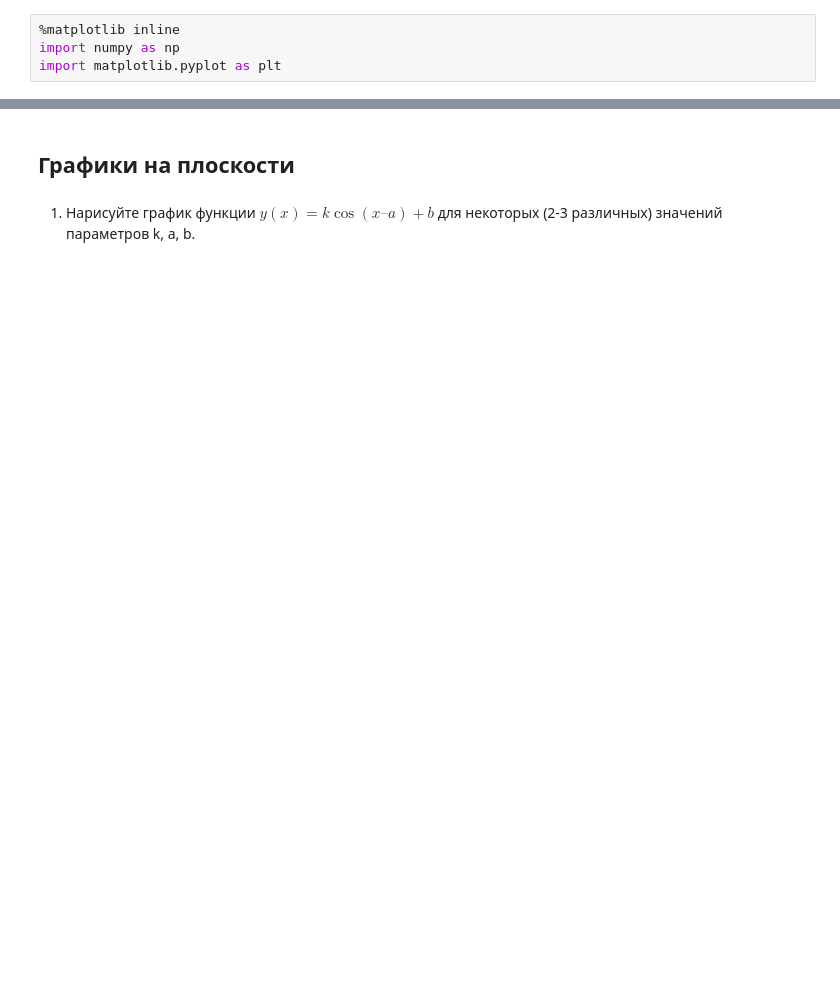
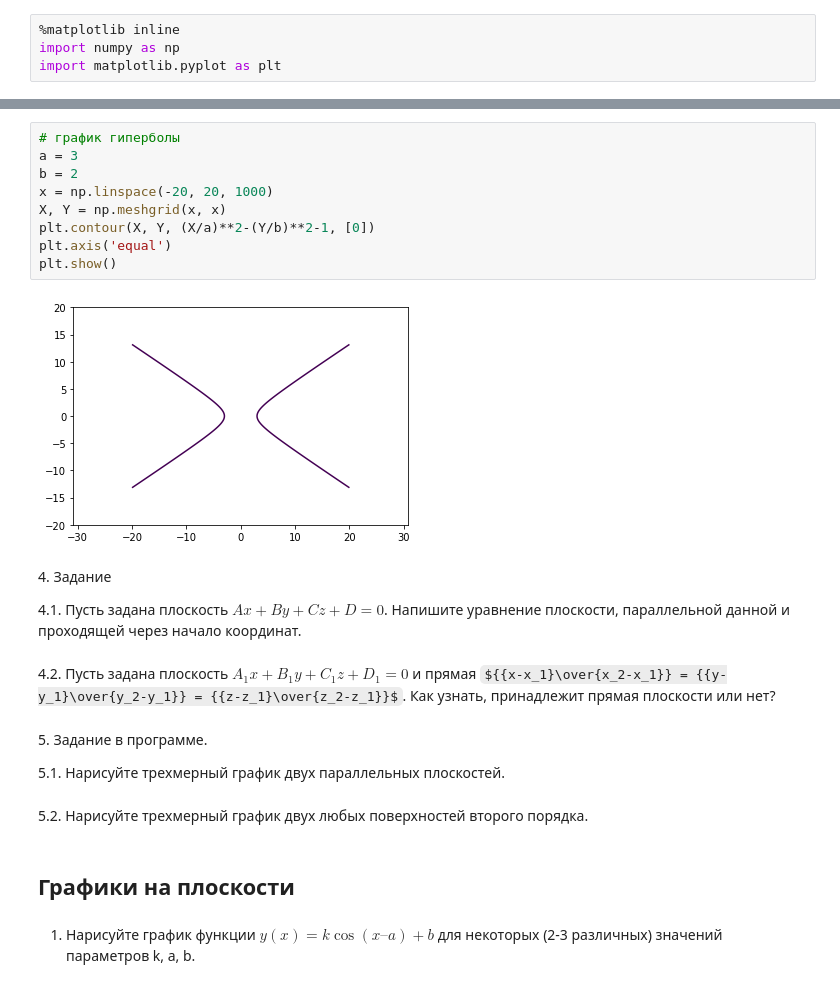
Before and after one commit to dimireme/advanced_math_gb_course, a Jupyter notebook: lesson_3.ipynb, the cells around one changed output, grey strips where cells are left out. Cells and saved outputs as stored; diff of their text form; some formulas as TeX source; blank space fills up the shorter version.

```diff
--- a/lesson_3.ipynb
+++ b/lesson_3.ipynb
@@ -27,3 +73,26 @@ plt.draw()
+# %%
+# график гиперболы
+a = 3
+b = 2
+x = np.linspace(-20, 20, 1000)
+X, Y = np.meshgrid(x, x)
+plt.contour(X, Y, (X/a)**2-(Y/b)**2-1, [0])
+plt.axis('equal')
+plt.show()
+# %% [output]
+[figure, added]
+# %% [markdown]
+4\. Задание
+
+4.1. Пусть задана плоскость $Ax + By + Cz + D = 0$. Напишите уравнение плоскости, параллельной данной и проходящей через начало координат.
+# %% [markdown]
+4.2. Пусть задана плоскость $A_1x + B_1y + C_1z + D_1 = 0$ и прямая ${{x-x_1}\over{x_2-x_1}} = {{y-y_1}\over{y_2-y_1}} = {{z-z_1}\over{z_2-z_1}}$. Как узнать, принадлежит прямая плоскости или нет?
+# %% [markdown]
+5\. Задание в программе.
+
+5.1. Нарисуйте трехмерный график двух параллельных плоскостей.
+# %% [markdown]
+5.2. Нарисуйте трехмерный график двух любых поверхностей второго порядка.
 # %% [markdown]
 ## Графики на плоскости
 # %% [markdown]
```
Also changed, not shown: parts of 17 cells of this notebook.
